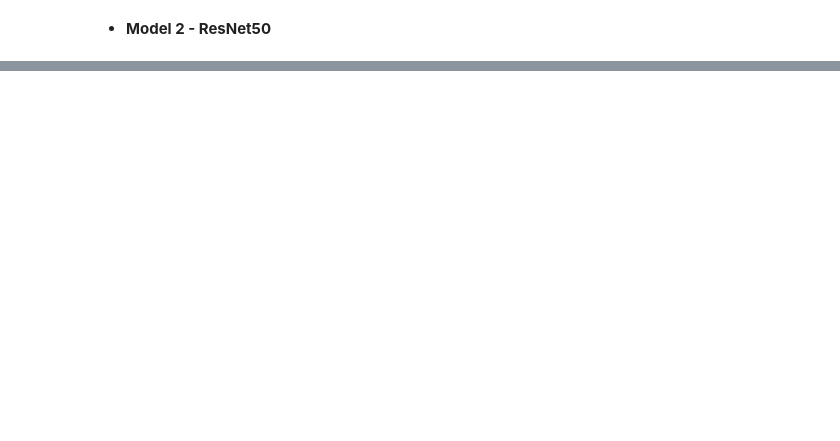
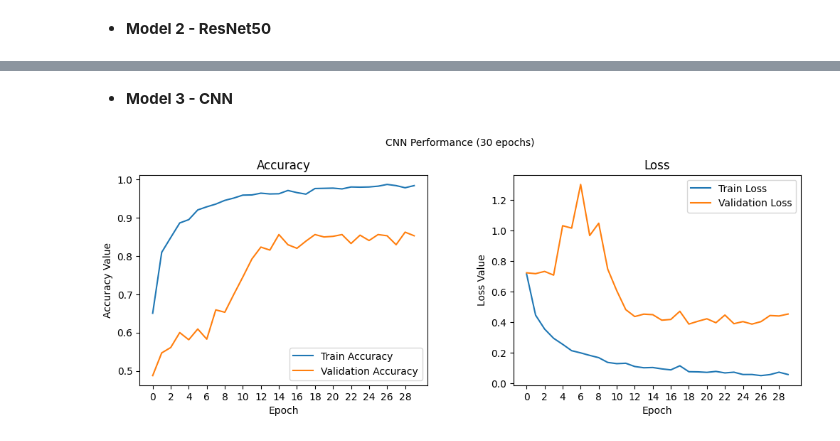
Before and after one commit to ybezginova2016/ZAF056_CV_BlurredImage-detection, a Jupyter notebook: ZUM_project_2_CNN_ResNet50.ipynb, the cells around one changed output, grey strips where cells are left out. Cells and saved outputs as stored; diff of their text form; code cells hidden in the pictures; blank space fills up the shorter version.

```diff
--- a/ZUM_project_2_CNN_ResNet50.ipynb
+++ b/ZUM_project_2_CNN_ResNet50.ipynb
@@ -610,0 +803,26 @@ TypeError: 'History' object is not subscriptable
+# %% [markdown]
+- **Model 3 - CNN**
+# %%
+f, (ax1, ax2) = plt.subplots(1, 2, figsize=(12, 4))
+t = f.suptitle('CNN #5 Performance (30 epochs)', fontsize=10)
+f.subplots_adjust(top=0.85, wspace=0.3)
+
+epoch_list = list(range(0, 30))
+ax1.plot(epoch_list, history3.history['accuracy'], label='Train Accuracy')
+ax1.plot(epoch_list, history3.history['val_accuracy'], label='Validation Accuracy')
+
+ax1.set_xticks(np.arange(0, 30, 2))
+ax1.set_ylabel('Accuracy Value')
+ax1.set_xlabel('Epoch')
+ax1.set_title('Accuracy')
+l1 = ax1.legend(loc="best")
+
+ax2.plot(epoch_list, history3.history['loss'], label='Train Loss')
+ax2.plot(epoch_list, history3.history['val_loss'], label='Validation Loss')
+ax2.set_xticks(np.arange(0, 30, 2))
+ax2.set_ylabel('Loss Value')
+ax2.set_xlabel('Epoch')
+ax2.set_title('Loss')
+l2 = ax2.legend(loc="best")
+# %% [output]
+[figure, added]
```
Also changed, not shown: parts of 46 cells of this notebook.
